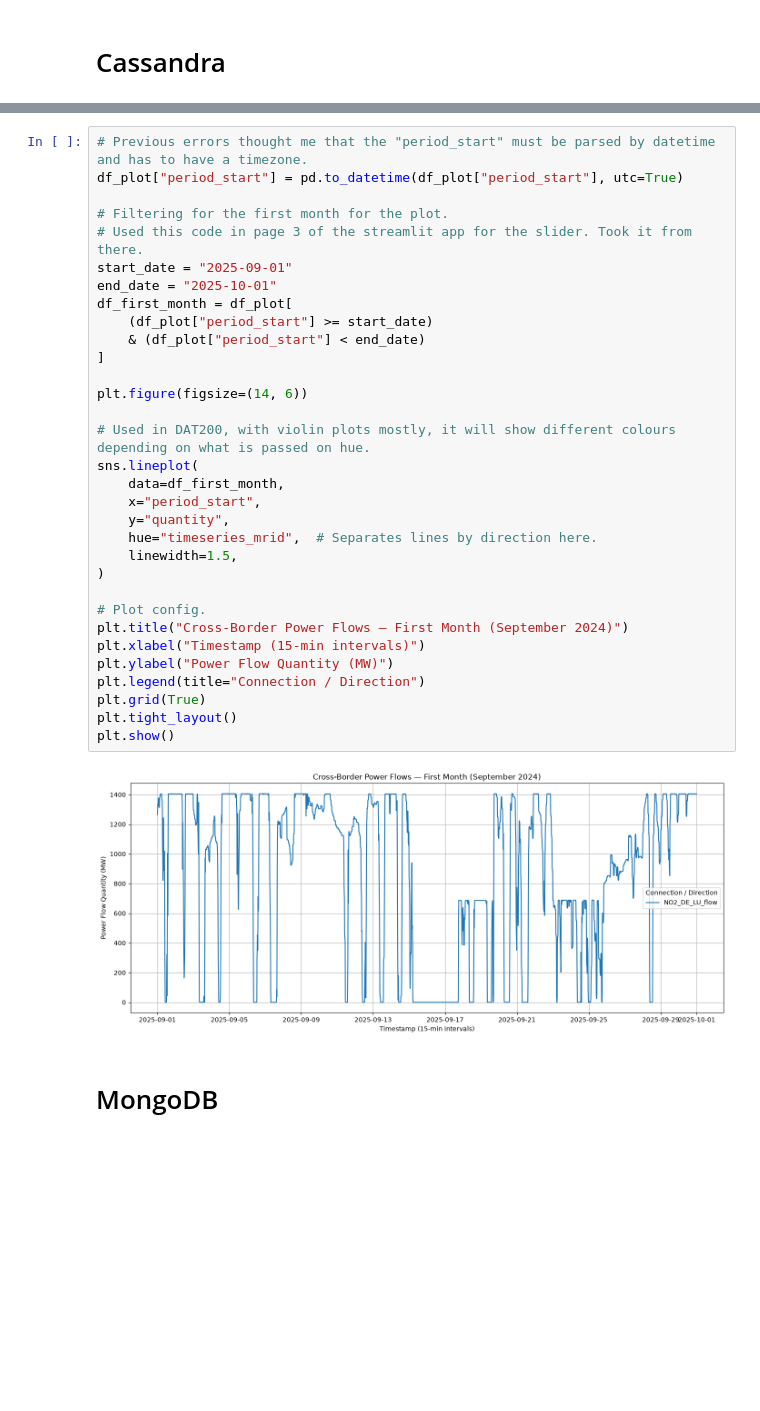
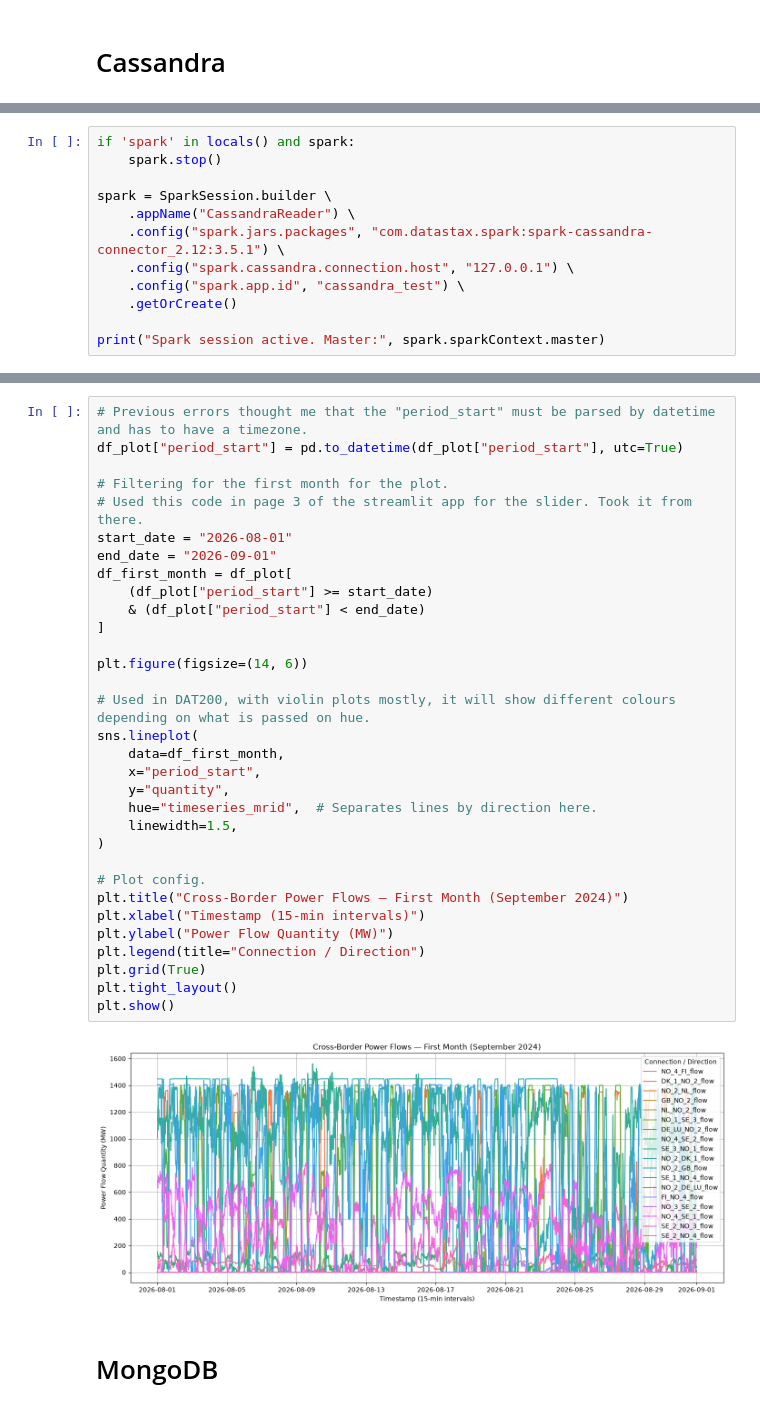
Before and after one commit to Emriey/IND320_project, a Jupyter notebook: notebooks/project_part_2.ipynb, the cells around one changed output, grey strips where cells are left out. Drawn from its saved outputs; the diff is of its cells as text; blank space fills up the shorter version.

```diff
--- a/notebooks/project_part_2.ipynb
+++ b/notebooks/project_part_2.ipynb
@@ -372,0 +498,12 @@ Success! All data successfully inserted into Cassandra!
+# %%
+if 'spark' in locals() and spark:
+    spark.stop()
+
+spark = SparkSession.builder \
+    .appName("CassandraReader") \
+    .config("spark.jars.packages", "com.datastax.spark:spark-cassandra-connector_2.12:3.5.1") \
+    .config("spark.cassandra.connection.host", "127.0.0.1") \
+    .config("spark.app.id", "cassandra_test") \
+    .getOrCreate()
+
+print("Spark session active. Master:", spark.sparkContext.master)
@@ -430,36 +588,36 @@ plt.show()
 # Previous errors thought me that the "period_start" must be parsed by datetime and has to have a timezone.
 df_plot["period_start"] = pd.to_datetime(df_plot["period_start"], utc=True)
 
 # Filtering for the first month for the plot.
 # Used this code in page 3 of the streamlit app for the slider. Took it from there.
-start_date = "2025-09-01"
-end_date = "2025-10-01"
+start_date = "2026-08-01"
+end_date = "2026-09-01"
 df_first_month = df_plot[
     (df_plot["period_start"] >= start_date)
     & (df_plot["period_start"] < end_date)
 ]
 
 plt.figure(figsize=(14, 6))
 
 # Used in DAT200, with violin plots mostly, it will show different colours depending on what is passed on hue.
 sns.lineplot(
     data=df_first_month,
     x="period_start",
     y="quantity",
     hue="timeseries_mrid",  # Separates lines by direction here.
     linewidth=1.5,
 )
 
 # Plot config.
 plt.title("Cross-Border Power Flows — First Month (September 2024)")
 plt.xlabel("Timestamp (15-min intervals)")
 plt.ylabel("Power Flow Quantity (MW)")
 plt.legend(title="Connection / Direction")
 plt.grid(True)
 plt.tight_layout()
 plt.show()
 # %% [output]
-[figure, old version]
+[figure, new version]
 # %% [markdown]
 # MongoDB
 # %%
```
Also changed, not shown: parts of 24 cells of this notebook.
